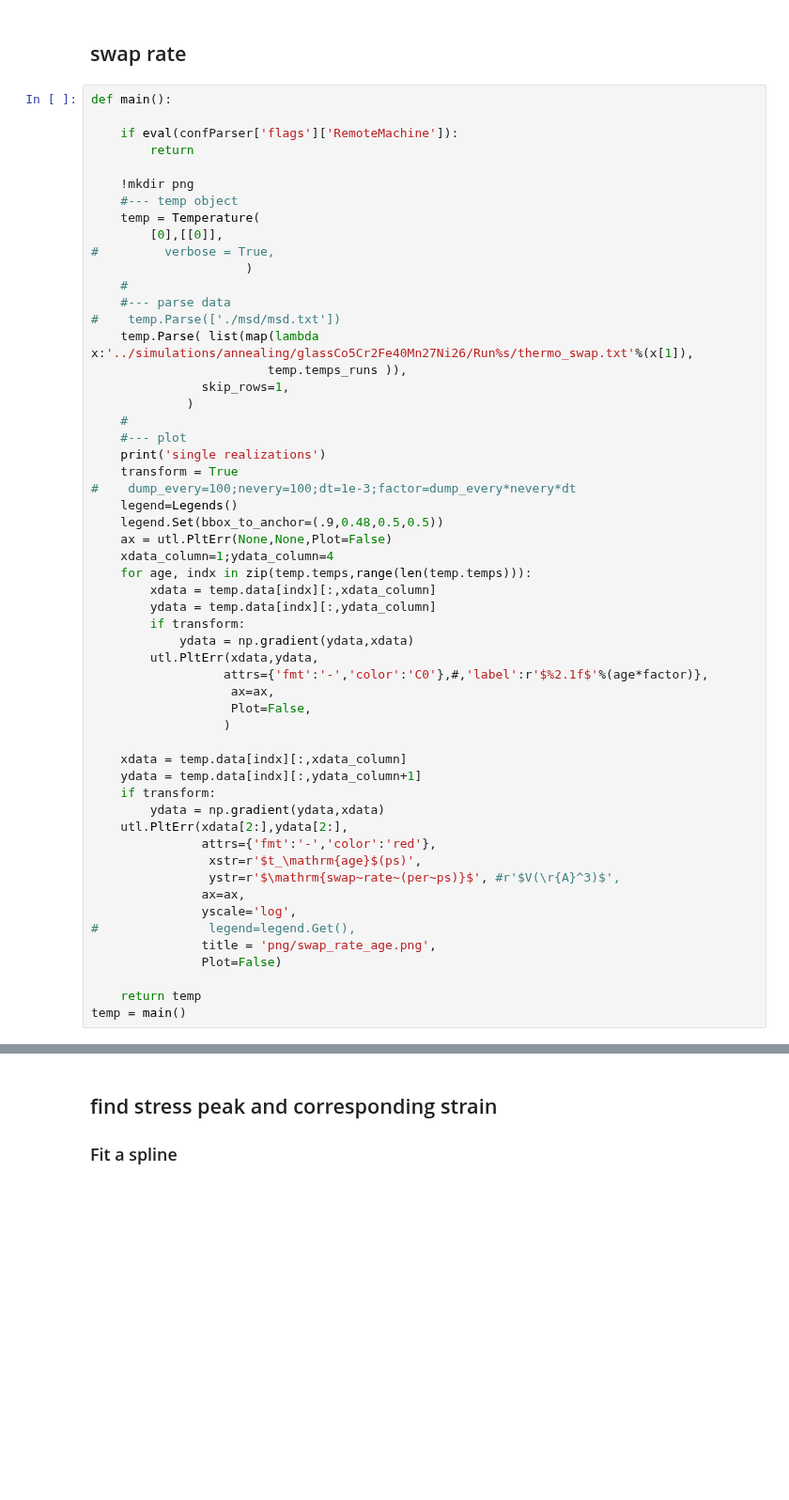
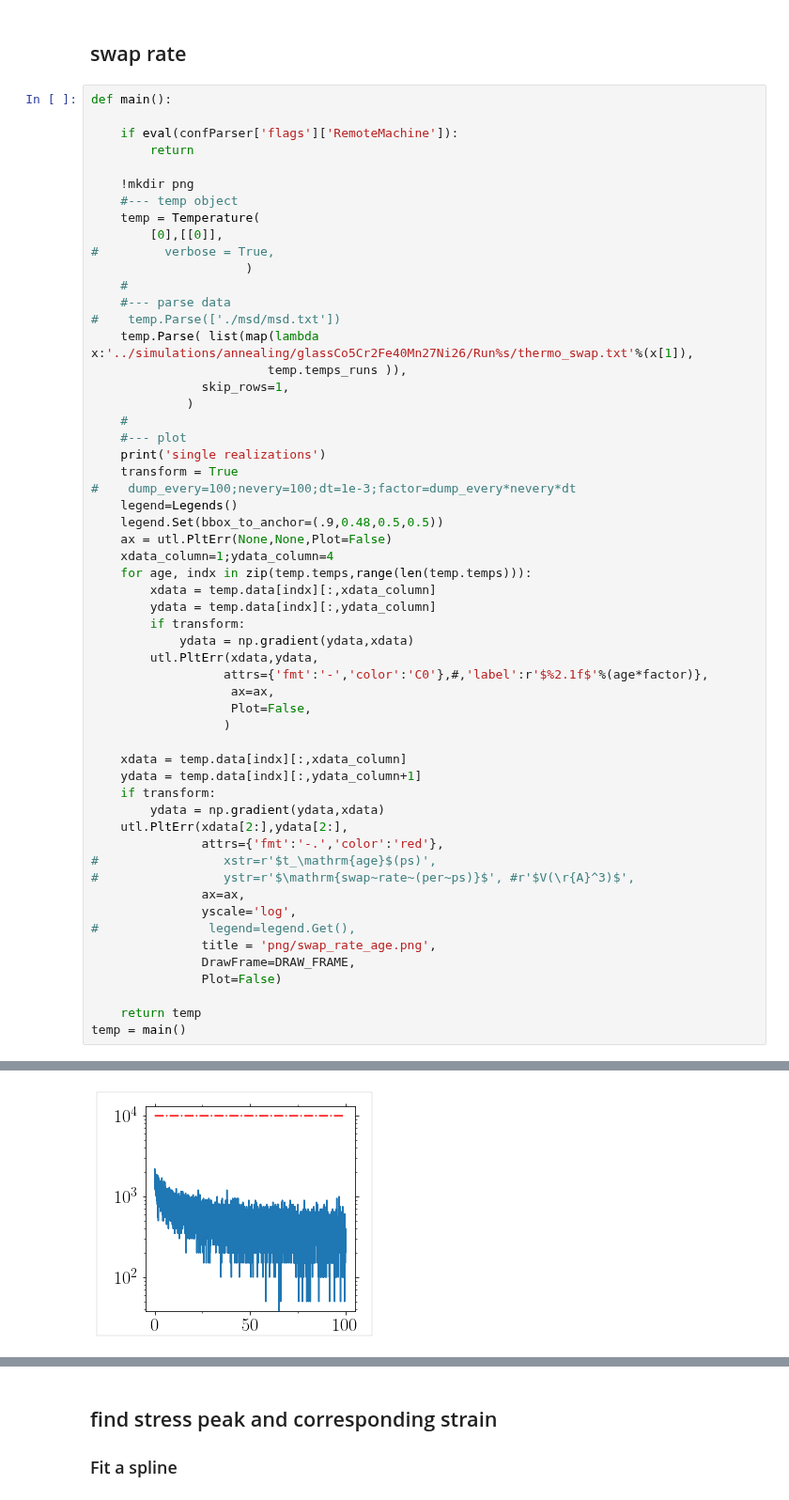
Before and after one commit to kkarimi62/glassDeformation, a Jupyter notebook: python/analyzePlasticity.ipynb, the cells around one changed output, grey strips where cells are left out. Shown at 94% size. Drawn from its saved outputs; the diff is of its cells as text; blank space fills up the shorter version.

```diff
--- a/python/analyzePlasticity.ipynb
+++ b/python/analyzePlasticity.ipynb
@@ -817,14 +819,16 @@ def main():
     if transform:
         ydata = np.gradient(ydata,xdata)
     utl.PltErr(xdata[2:],ydata[2:],
-               attrs={'fmt':'-','color':'red'},
-                xstr=r'$t_\mathrm{age}$(ps)',
-                ystr=r'$\mathrm{swap~rate~(per~ps)}$', #r'$V(\r{A}^3)$',
+               attrs={'fmt':'-.','color':'red'},
+#                 xstr=r'$t_\mathrm{age}$(ps)',
+#                 ystr=r'$\mathrm{swap~rate~(per~ps)}$', #r'$V(\r{A}^3)$',
                ax=ax,
                yscale='log',
 #               legend=legend.Get(),
                title = 'png/swap_rate_age.png',
+               DrawFrame=DRAW_FRAME,
                Plot=False)
 
     return temp
 temp = main()
+# %% [output]
@@ -830,0 +837 @@ temp = main()
+[figure, added]
```
Also changed, not shown: parts of 22 cells of this notebook, 2 other files.
